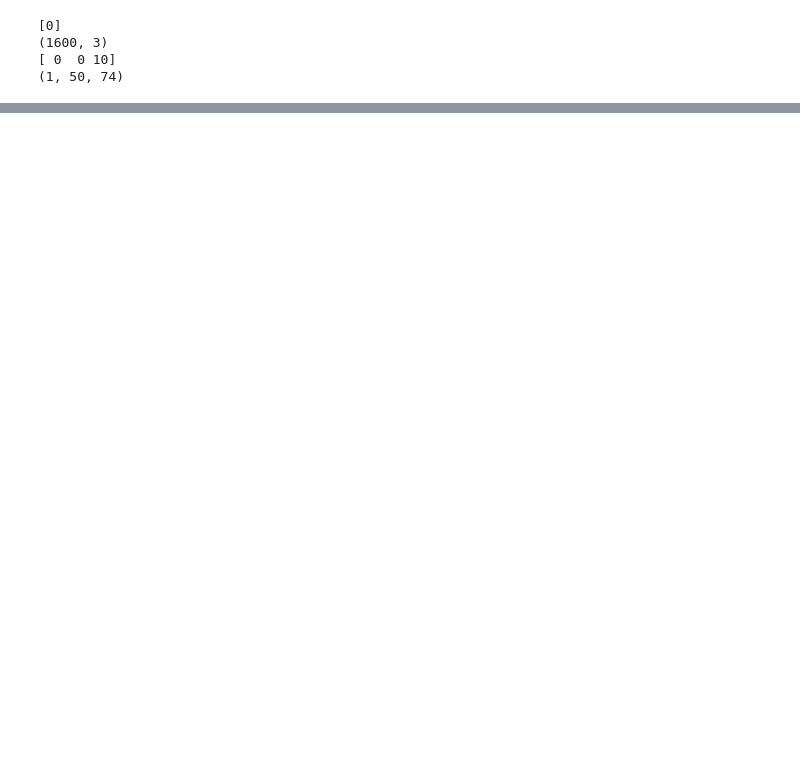
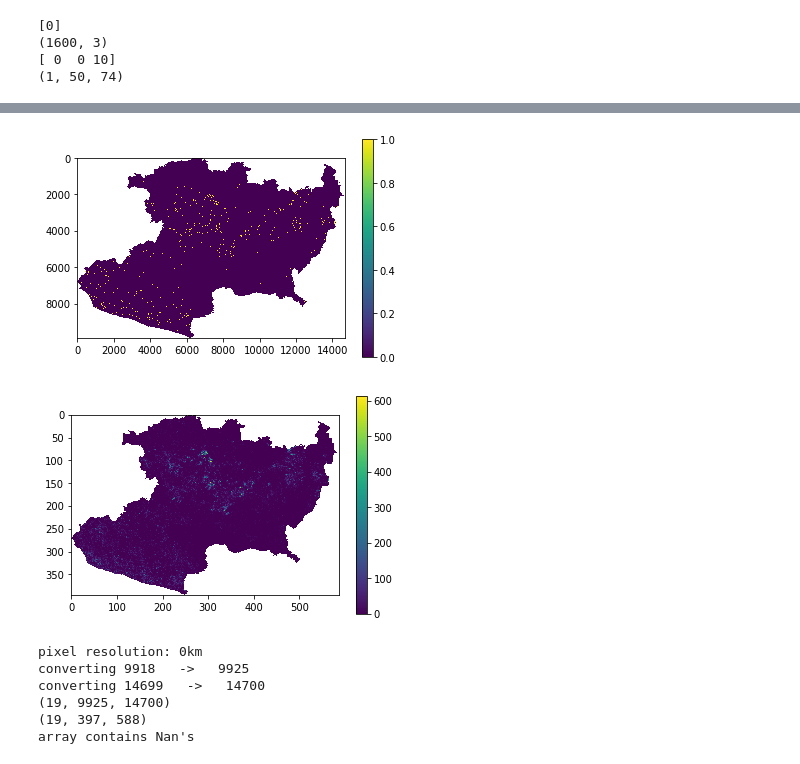
Before and after one commit to eamonbracht/Deforestation-Neural-Network, a Jupyter notebook: Defor - python.ipynb, the cells around one changed output, grey strips where cells are left out. Drawn from its saved outputs; the diff is of its cells as text; code cells hidden in the pictures; blank space fills up the shorter version.

```diff
--- a/Defor - python.ipynb
+++ b/Defor - python.ipynb
@@ -413,0 +437,27 @@ print(test_exp.shape)
+# %%
+temp = np.copy(years[17])
+temp = np.array(temp, dtype = float)
+temp[temp == -1] = np.nan
+plt.figure(1)
+plt.imshow(temp)
+plt.colorbar()
+plt.show()
+temp_out = np.copy(out[0])
+temp_out[temp_out < 0] = np.nan
+plt.figure(2)
+plt.imshow(temp_out)
+plt.colorbar()
+plt.show()
+# %% [output]
+[figure, added]
+[figure, added]
+# %%
+ks = 25
+out = du.grid_area(years, ks, False, True)
+# %% [output]
+pixel resolution: 0km
+converting 9918   ->   9925
+converting 14699   ->   14700
+(19, 9925, 14700)
+(19, 397, 588)
+array contains Nan's
```
Also changed, not shown: parts of 3 cells of this notebook, 9 other files.
